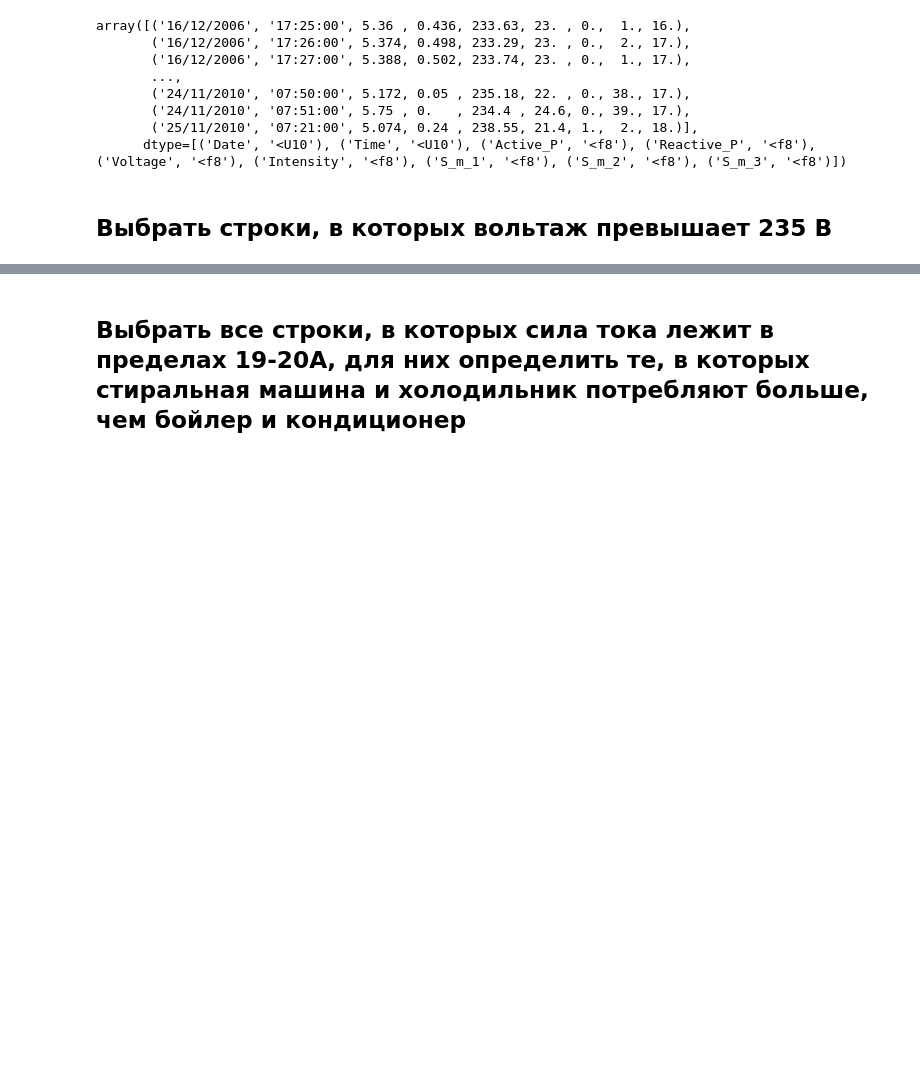
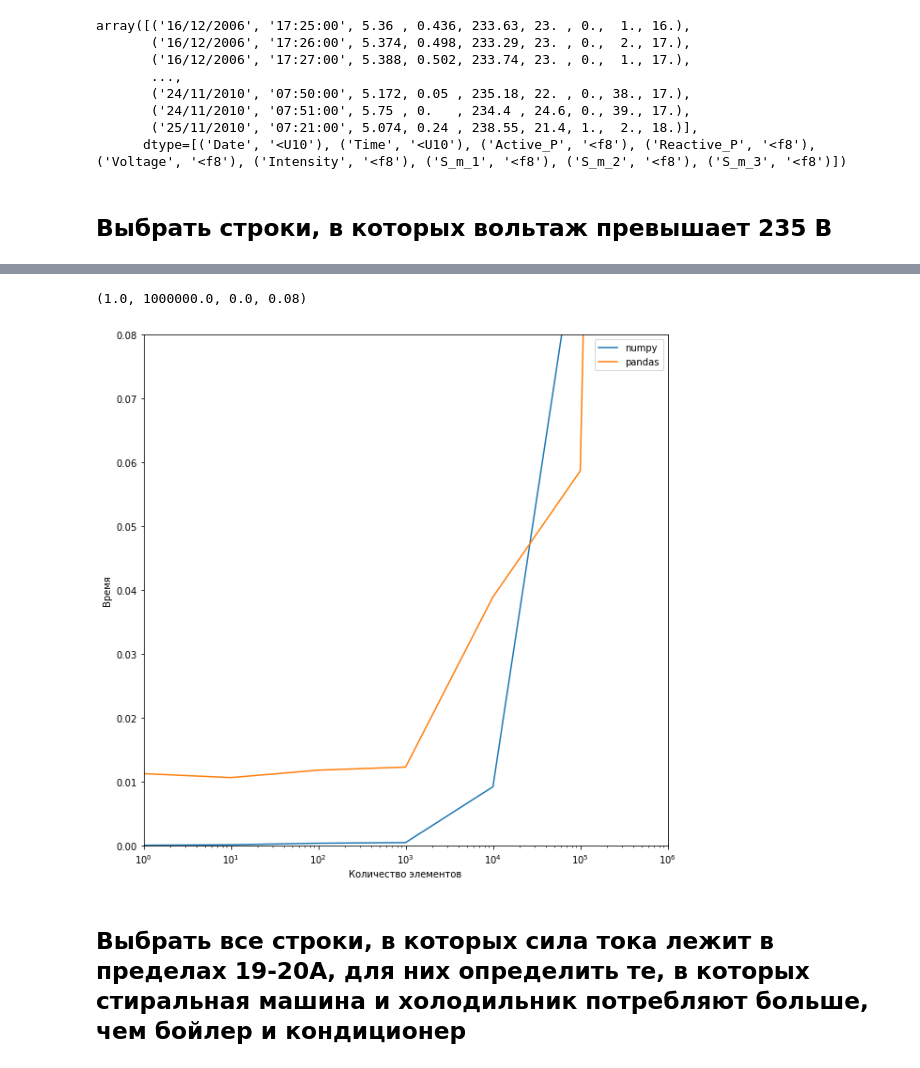
Before and after one commit to JadeLiber/ds_labs, a Jupyter notebook: lab3_ds/lab3.ipynb, the cells around one changed output, grey strips where cells are left out. Drawn from its saved outputs; the diff is of its cells as text; code cells hidden in the pictures; blank space fills up the shorter version.

Commit message:
plots for all tasks

```diff
--- a/lab3_ds/lab3.ipynb
+++ b/lab3_ds/lab3.ipynb
@@ -401,6 +401,26 @@ array([('16/12/2006', '17:28:00', 3.666, 0.528, 235.68, 15.8, 0., 1., 17.),
        ('26/11/2010', '21:01:00', 0.934, 0.   , 239.7 ,  3.8, 0., 0.,  0.),
        ('26/11/2010', '21:02:00', 0.932, 0.   , 239.55,  3.8, 0., 0.,  0.)],
       dtype=[('Date', '<U10'), ('Time', '<U10'), ('Active_P', '<f8'), ('Reactive_P', '<f8'), ('Voltage', '<f8'), ('Intensity', '<f8'), ('S_m_1', '<f8'), ('S_m_2', '<f8'), ('S_m_3', '<f8')])
+# %%
+y1 = []
+y2 = []
+x = []
+for i in range(0, 7):
+    i=10**i
+    x.append(i)
+    y1.append(timeit.timeit('arr_volt(arr[:i], 235)',number=10, globals = globals()))
+    y2.append(timeit.timeit('voltage(df[:i], 235)',number=10, globals = globals()))
+
+plt.figure(figsize=(10,10))
+f1 = plt.semilogx(x, y1, label="task1")
+f2 = plt.semilogx(x, y2, label="task2")
+plt.legend(['numpy', 'pandas'])
+plt.xlabel("Количество элементов")
+plt.ylabel("Время")
+plt.axis([1, 1000000, 0, 0.08])
+# %% [output]
+(1.0, 1000000.0, 0.0, 0.08)
+[figure, added]
 # %% [markdown]
 ##  Выбрать все строки, в которых сила тока лежит в пределах 19-20А, для них определить те, в которых стиральная машина и холодильник потребляют больше, чем бойлер и кондиционер
 # %%
```
Also changed, not shown: parts of 23 cells of this notebook.
